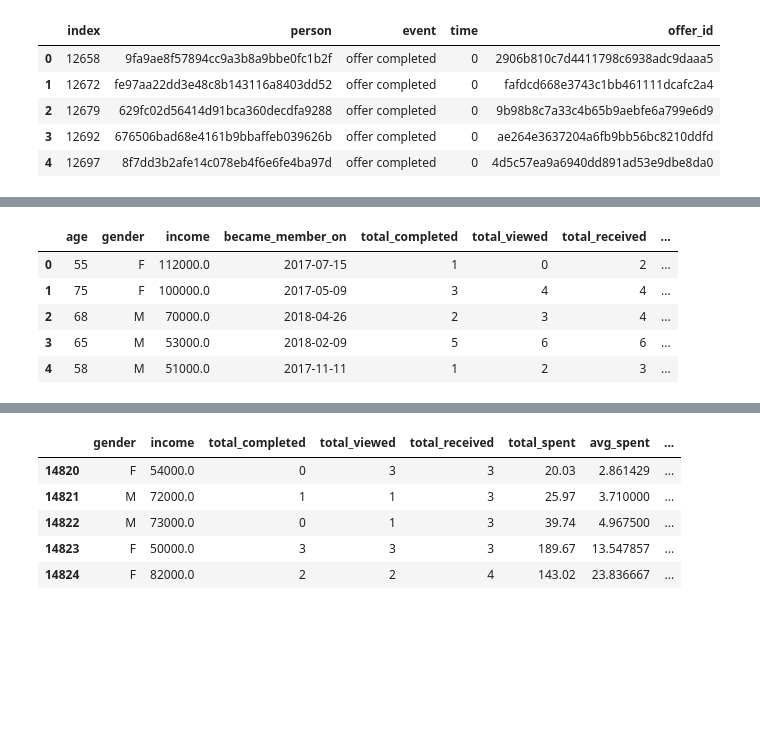
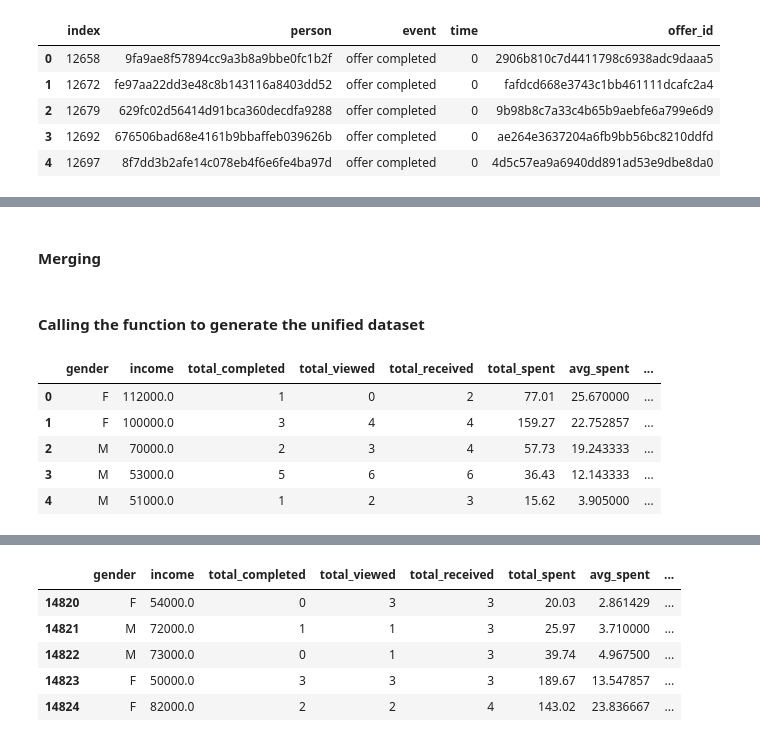
Before and after one commit to cbarros7/ml_engineer_nanodegree, a Jupyter notebook: capstone_project/Starbucks_Capstone_notebook.ipynb, the cells around one changed output, grey strips where cells are left out. Cells and saved outputs as stored; diff of their text form; code cells hidden in the pictures; blank space fills up the shorter version.

```diff
--- a/capstone_project/Starbucks_Capstone_notebook.ipynb
+++ b/capstone_project/Starbucks_Capstone_notebook.ipynb
@@ -326,0 +409,2 @@ NameError: name 'profile' is not defined
+# %% [markdown]
+#### Merging
@@ -327,11 +537,17 @@ NameError: name 'profile' is not defined
+# %% [markdown]
+#### Calling the function to generate the unified dataset
 # %%
-final_dataset = pd.read_csv('unified_dataset.csv')
-final_dataset.drop(['Unnamed: 0', 'user_id'], axis= 1, inplace=True)
+# Loop through the customer base and collect data from other datasets
+#user_ids = cleaned_profile['user_id'].to_list()
+
+#final_dataset = unify_dataset(user_ids, portfolio, cleaned_portfolio, cleaned_profile, transcript_dataset_offer, transcript_dataset_amount)
+final_dataset = pd.read_csv('data/final_dataset.csv')
+final_dataset.drop(['Unnamed: 0', 'user_id'], axis=1, inplace=True)
 final_dataset.head()
 # %% [output]
-|  | age | gender | income | became_member_on | total_completed | total_viewed | total_received | ... |
-| 0 | 55 | F | 112000.0 | 2017-07-15 | 1 | 0 | 2 | ... |
-| 1 | 75 | F | 100000.0 | 2017-05-09 | 3 | 4 | 4 | ... |
-| 2 | 68 | M | 70000.0 | 2018-04-26 | 2 | 3 | 4 | ... |
-| 3 | 65 | M | 53000.0 | 2018-02-09 | 5 | 6 | 6 | ... |
-| 4 | 58 | M | 51000.0 | 2017-11-11 | 1 | 2 | 3 | ... |
+|  | gender | income | total_completed | total_viewed | total_received | total_spent | avg_spent | ... |
+| 0 | F | 112000.0 | 1 | 0 | 2 | 77.01 | 25.670000 | ... |
+| 1 | F | 100000.0 | 3 | 4 | 4 | 159.27 | 22.752857 | ... |
+| 2 | M | 70000.0 | 2 | 3 | 4 | 57.73 | 19.243333 | ... |
+| 3 | M | 53000.0 | 5 | 6 | 6 | 36.43 | 12.143333 | ... |
+| 4 | M | 51000.0 | 1 | 2 | 3 | 15.62 | 3.905000 | ... |
```
Also changed, not shown: parts of 128 cells of this notebook.
